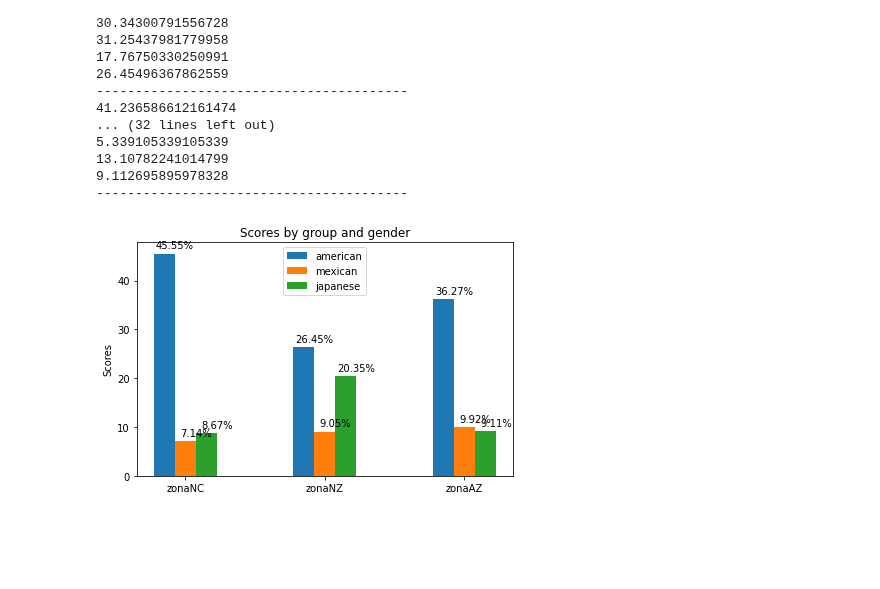
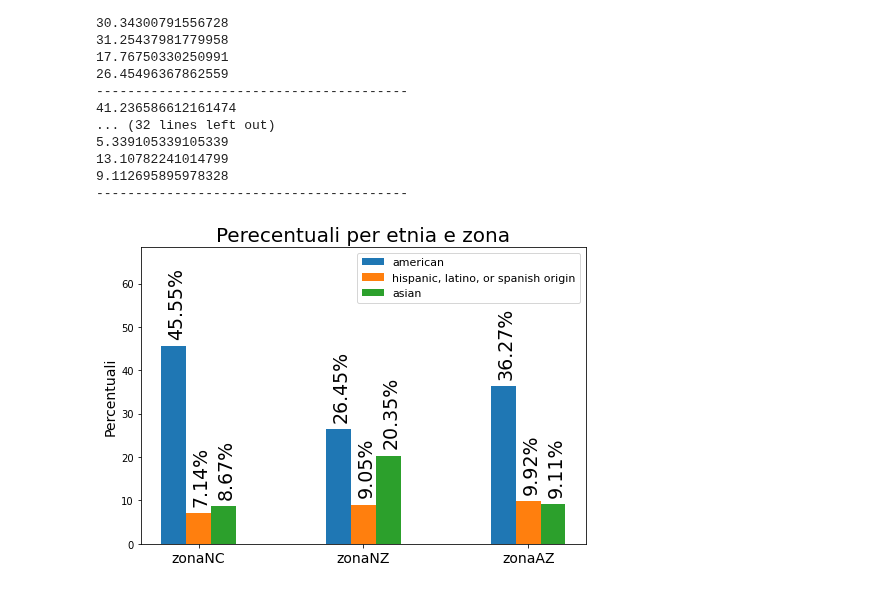
Before and after one commit to EleonoraBartolomucci/Fairness, a Jupyter notebook: Esperimenti/SusyPrimoEsperimentoVerticale.ipynb, the cells around one changed output. Saved outputs shown, nothing was run; the diff lists cells and outputs as text; code cells hidden in the pictures; blank space fills up the shorter version.

```diff
--- a/Esperimenti/SusyPrimoEsperimentoVerticale.ipynb
+++ b/Esperimenti/SusyPrimoEsperimentoVerticale.ipynb
@@ -210,7 +210,7 @@ def autolabel(rects):
         height = rect.get_height()
         ax.annotate('{:.2%}'.format(height/100),
                     xy= (rect.get_x() + rect.get_width(), height),
-                    xytext=(0, 3),  # 3 points vertical offset
+                    xytext=(0, 7),  # 3 points vertical offset
                     rotation = 90,
                     textcoords="offset points",
                     size=19,
@@ -221,7 +221,7 @@ autolabel(rects2)
 autolabel(rects3)
 
 ax.set_xlim(-0.35, None)
-ax.margins(y=0.3)
+ax.margins(y=0.5)
 ax.legend(fontsize = 11, loc = 'upper center')
 
 fig.tight_layout()
@@ -498,57 +450,48 @@ AMERICANI
 # %%
 labels = ['zonaNC', 'zonaNZ','zonaAZ']
 american = [americanZonaNC, americanZonaNV, americanZonaAZ]
 mexican = [mexicanZonaNC, mexicanZonaNV, mexicanZonaAZ]
 japanese = [japaneseZonaNC, japaneseZonaNV, japaneseZonaAZ]
 
 x = np.arange(len(labels))  # the label locations
 width = 0.15  # the width of the bars
 
+matplotlib.rcParams['figure.figsize'] = (7,5)
+
 fig, ax = plt.subplots()
 rects1 = ax.bar(x - width, american, width, label='american')
-rects2 = ax.bar(x, mexican, width, label='mexican')
-rects3 = ax.bar(x + width, japanese, width, label='japanese')
+rects2 = ax.bar(x, mexican, width, label='hispanic, latino, or spanish origin')
+rects3 = ax.bar(x + width, japanese, width, label='asian')
 
 # Add some text for labels, title and custom x-axis tick labels, etc.
-ax.set_ylabel('Scores')
-ax.set_title('Scores by group and gender')
+ax.set_ylabel('Percentuali', fontsize = 14)
+ax.set_title('Perecentuali per etnia e zona', fontsize = 20)
 ax.set_xticks(x)
-ax.set_xticklabels(labels)
-ax.legend(loc = 'upper center')
+ax.set_xticklabels(labels, fontsize = 14)
+ax.legend()
 
 def autolabel(rects):
     """Attach a text label above each bar in *rects*, displaying its height."""
     for rect in rects:
         height = rect.get_height()
         ax.annotate('{:.2%}'.format(height/100),
-                    xy=(rect.get_x() + rect.get_width(), height),
-                    xytext=(0, 3),  # 3 points vertical offset
+                    xy= (rect.get_x() + rect.get_width(), height),
+                    xytext=(0, 7),  # 3 points vertical offset
+                    rotation = 90,
                     textcoords="offset points",
-                    ha='center', va='bottom')
+                    size=19,
+                    ha='right', va='bottom')
 
 autolabel(rects1)
 autolabel(rects2)
 autolabel(rects3)
 
+ax.set_xlim(-0.35, None)
+ax.margins(y = 0.5)
+ax.legend(fontsize = 11, loc = 'upper right')
+
 fig.tight_layout()
 
 plt.show()
-
-#restaurant.plot(kind='bar',x='name',y='num_children',ax=ax)
-#restaurant.groupby('ethnicity')['user_id'].nunique().plot(kind='bar')
-
-#restaurant.assign(dummy = 1).groupby(['ethnicity','restaurant']).size().groupby(level=0).apply(lambda x: 100 * x / x.sum()).to_frame().unstack().plot(kind='bar',stacked=True,legend=True)
-#plt.bar(x1,y1)
-#plt.xlabel('etnia')
-
-# disable ticks in the x axis
-#plt.xticks([])
-
-# fix the legend or it'll include the dummy variable
-#current_handles, _ = plt.gca().get_legend_handles_labels()
-#reversed_handles = reversed(current_handles)
-#correct_labels = reversed(restaurant['restaurant'].unique())
-
-#plt.legend(reversed_handles,correct_labels)
 # %% [output]
-[figure, old version]
+[figure, new version]
```
Also changed, not shown: parts of 3 cells of this notebook.
